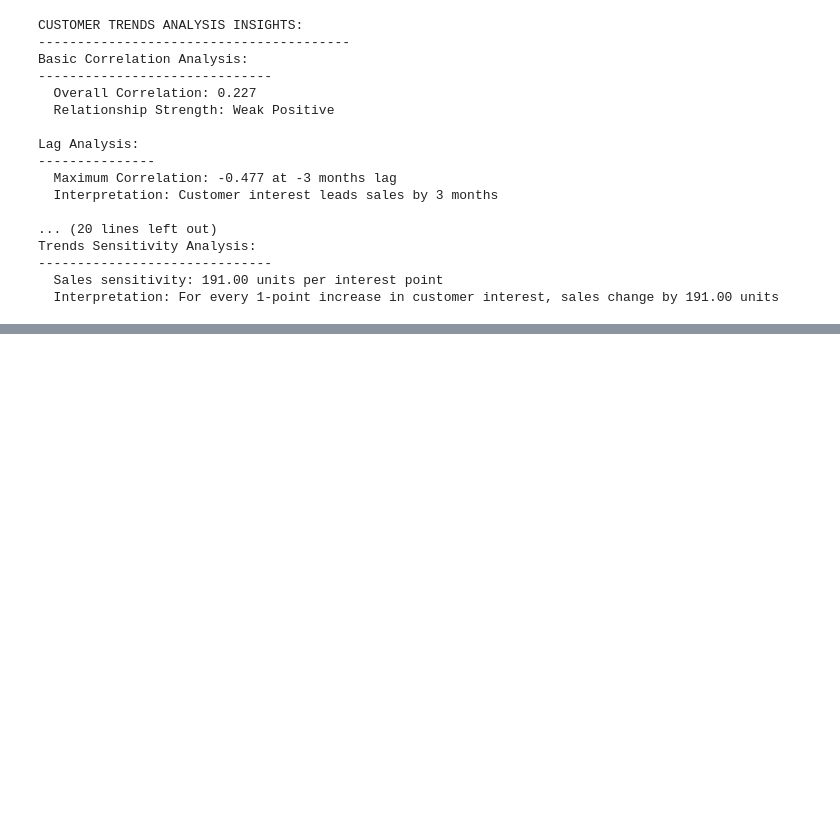
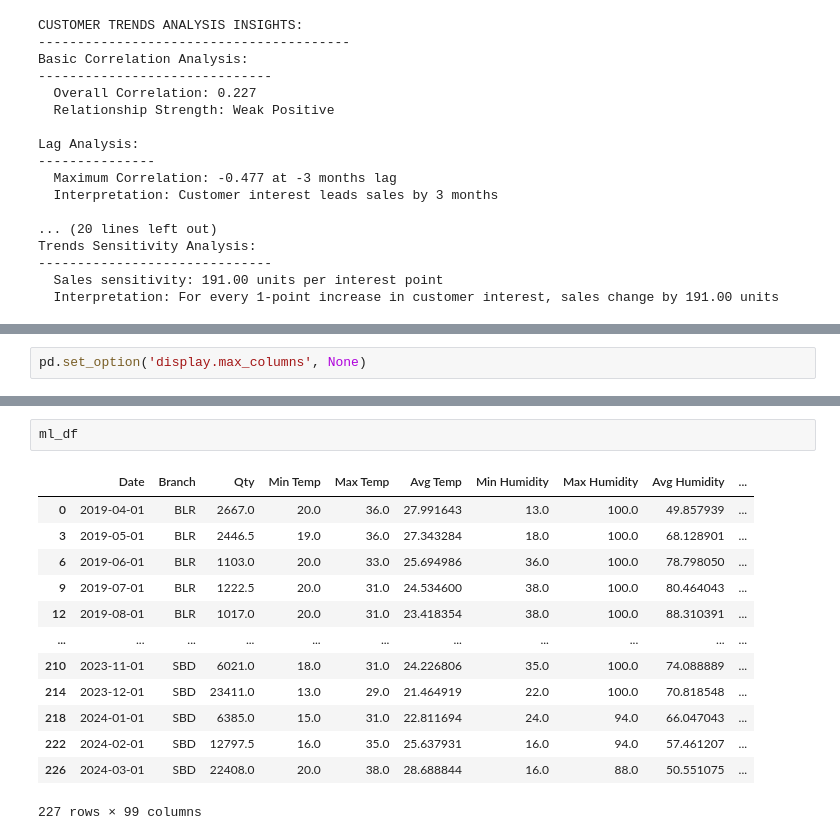
Before and after one commit to thesloppyguy/project_future_projection, a Jupyter notebook: rnd/Notebooks/Reset.ipynb, the cells around one changed output, grey strips where cells are left out. Drawn from its saved outputs; the diff is of its cells as text; blank space fills up the shorter version.

```diff
--- a/rnd/Notebooks/Reset.ipynb
+++ b/rnd/Notebooks/Reset.ipynb
@@ -2101,0 +2455,2 @@ Trends Sensitivity Analysis:
+# %%
+pd.set_option('display.max_columns', None)
@@ -2101,0 +2595,16 @@ Trends Sensitivity Analysis:
+# %%
+ml_df
+# %% [output]
+|  | Date | Branch | Qty | Min Temp | Max Temp | Avg Temp | Min Humidity | Max Humidity | Avg Humidity | ... |
+| 0 | 2019-04-01 | BLR | 2667.0 | 20.0 | 36.0 | 27.991643 | 13.0 | 100.0 | 49.857939 | ... |
+| 3 | 2019-05-01 | BLR | 2446.5 | 19.0 | 36.0 | 27.343284 | 18.0 | 100.0 | 68.128901 | ... |
+| 6 | 2019-06-01 | BLR | 1103.0 | 20.0 | 33.0 | 25.694986 | 36.0 | 100.0 | 78.798050 | ... |
+| 9 | 2019-07-01 | BLR | 1222.5 | 20.0 | 31.0 | 24.534600 | 38.0 | 100.0 | 80.464043 | ... |
+| 12 | 2019-08-01 | BLR | 1017.0 | 20.0 | 31.0 | 23.418354 | 38.0 | 100.0 | 88.310391 | ... |
+| ... | ... | ... | ... | ... | ... | ... | ... | ... | ... | ... |
+| 210 | 2023-11-01 | SBD | 6021.0 | 18.0 | 31.0 | 24.226806 | 35.0 | 100.0 | 74.088889 | ... |
+| 214 | 2023-12-01 | SBD | 23411.0 | 13.0 | 29.0 | 21.464919 | 22.0 | 100.0 | 70.818548 | ... |
+| 218 | 2024-01-01 | SBD | 6385.0 | 15.0 | 31.0 | 22.811694 | 24.0 | 94.0 | 66.047043 | ... |
+| 222 | 2024-02-01 | SBD | 12797.5 | 16.0 | 35.0 | 25.637931 | 16.0 | 94.0 | 57.461207 | ... |
+| 226 | 2024-03-01 | SBD | 22408.0 | 20.0 | 38.0 | 28.688844 | 16.0 | 88.0 | 50.551075 | ... |
+227 rows × 99 columns
```
Also changed, not shown: parts of 17 cells of this notebook.
